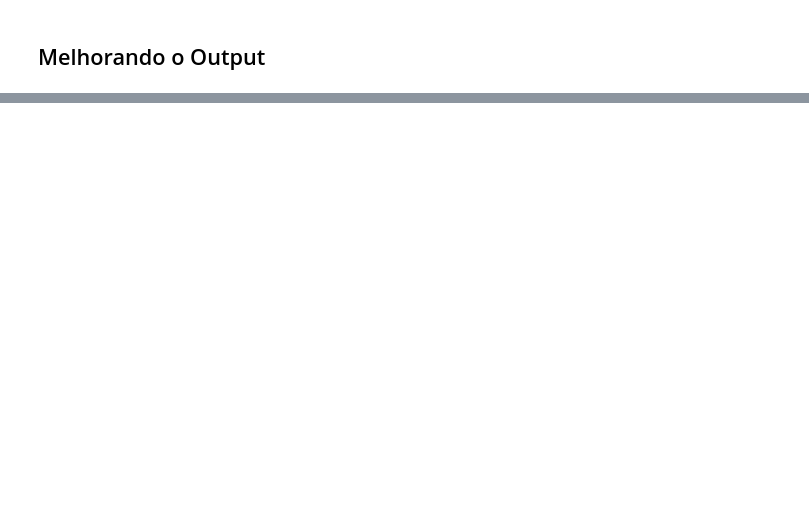
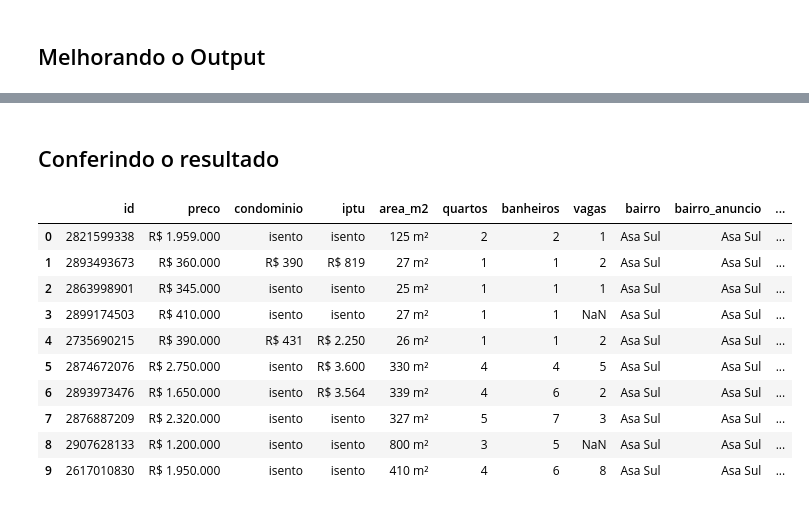
Before and after one commit to bingxyi/WebScraping-RLS-RLM, a Jupyter notebook: 01_coleta.ipynb, the cells around one changed output, grey strips where cells are left out. Saved outputs shown, nothing was run; the diff lists cells and outputs as text; code cells hidden in the pictures; blank space fills up the shorter version.

```diff
--- a/01_coleta.ipynb
+++ b/01_coleta.ipynb
@@ -63,0 +341,37 @@ https://www.vivareal.com.br/venda/distrito-federal/brasilia/apartamento_residenc
+# %%
+def coletar():
+    sessao = criar_sessao()
+    imoveis = []
+    for bairro, slug_bairro in BAIRROS.items():
+        for tipo, slug_tipo in TIPOS.items():
+            url_busca = f"{CIDADE_URL}bairros/{slug_bairro}/{slug_tipo}/"
+            for pagina in range(1, MAX_PAGINAS_POR_BUSCA + 1):
+                sopa = baixar_pagina(sessao, url_busca, pagina)
+                pausa_educada()                            # pausa de 2 a 4 s: visitante, não ataque
+                cards = sopa.select(SELETOR_CARD) if sopa else []
+                status = "404 (não existe)" if sopa is None else f"{len(cards):>2} anúncios"
+                print(f"{bairro:<14} | {tipo:<11} | página {pagina:>2} → {status}")
+
+                imoveis.extend(extrair_card(card, bairro, tipo) for card in cards)
+                if len(cards) < ANUNCIOS_POR_PAGINA:       # vazia ou incompleta = última página
+                    break
+
+    tabela = pd.DataFrame(imoveis)                         # lista de dicionários → tabela
+    repetido = tabela["id"].notna() & tabela["id"].duplicated()
+    print(f"\nColetados: {len(tabela)} | repetidos (mesmo id): {repetido.sum()}")
+    tabela = tabela[~repetido].reset_index(drop=True)
+    tabela["data_coleta"] = date.today().isoformat()
+    return tabela
+
+
+if FORCAR_COLETA or not ARQUIVO_BRUTO.exists():
+    inicio = time.perf_counter()
+    bruto = coletar()
+    bruto.to_csv(ARQUIVO_BRUTO, index=False, encoding="utf-8-sig")   # utf-8-sig: Excel abre com acentos certos
+    print(f"💾 {len(bruto)} imóveis salvos em {ARQUIVO_BRUTO} ({time.perf_counter() - inicio:.0f}s)")
+else:
+    print(f"♻️ Reaproveitando {ARQUIVO_BRUTO} (FORCAR_COLETA = False)")
+
+bruto = pd.read_csv(ARQUIVO_BRUTO, dtype=str)            # tudo como texto cru, igual ao que veio do site
+bruto["lancamento"] = bruto["lancamento"] == "True"
+print(bruto.shape)
@@ -63,0 +396,16 @@ https://www.vivareal.com.br/venda/distrito-federal/brasilia/apartamento_residenc
+# %% [markdown]
+## Conferindo o resultado
+# %%
+bruto.head(10)
+# %% [output]
+|  | id | preco | condominio | iptu | area_m2 | quartos | banheiros | vagas | bairro | bairro_anuncio | ... |
+| 0 | 2821599338 | R$ 1.959.000 | isento | isento | 125 m² | 2 | 2 | 1 | Asa Sul | Asa Sul | ... |
+| 1 | 2893493673 | R$ 360.000 | R$ 390 | R$ 819 | 27 m² | 1 | 1 | 2 | Asa Sul | Asa Sul | ... |
+| 2 | 2863998901 | R$ 345.000 | isento | isento | 25 m² | 1 | 1 | 1 | Asa Sul | Asa Sul | ... |
+| 3 | 2899174503 | R$ 410.000 | isento | isento | 27 m² | 1 | 1 | NaN | Asa Sul | Asa Sul | ... |
+| 4 | 2735690215 | R$ 390.000 | R$ 431 | R$ 2.250 | 26 m² | 1 | 1 | 2 | Asa Sul | Asa Sul | ... |
+| 5 | 2874672076 | R$ 2.750.000 | isento | R$ 3.600 | 330 m² | 4 | 4 | 5 | Asa Sul | Asa Sul | ... |
+| 6 | 2893973476 | R$ 1.650.000 | isento | R$ 3.564 | 339 m² | 4 | 6 | 2 | Asa Sul | Asa Sul | ... |
+| 7 | 2876887209 | R$ 2.320.000 | isento | isento | 327 m² | 5 | 7 | 3 | Asa Sul | Asa Sul | ... |
+| 8 | 2907628133 | R$ 1.200.000 | isento | isento | 800 m² | 3 | 5 | NaN | Asa Sul | Asa Sul | ... |
+| 9 | 2617010830 | R$ 1.950.000 | isento | isento | 410 m² | 4 | 6 | 8 | Asa Sul | Asa Sul | ... |
```
Also changed, not shown: parts of 25 cells of this notebook, 10 other files.
